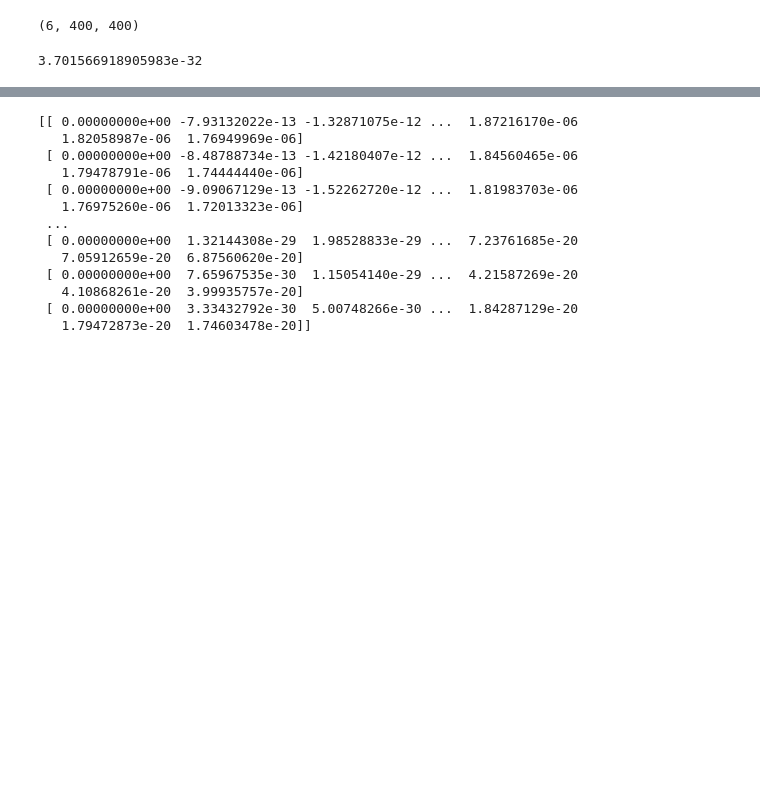
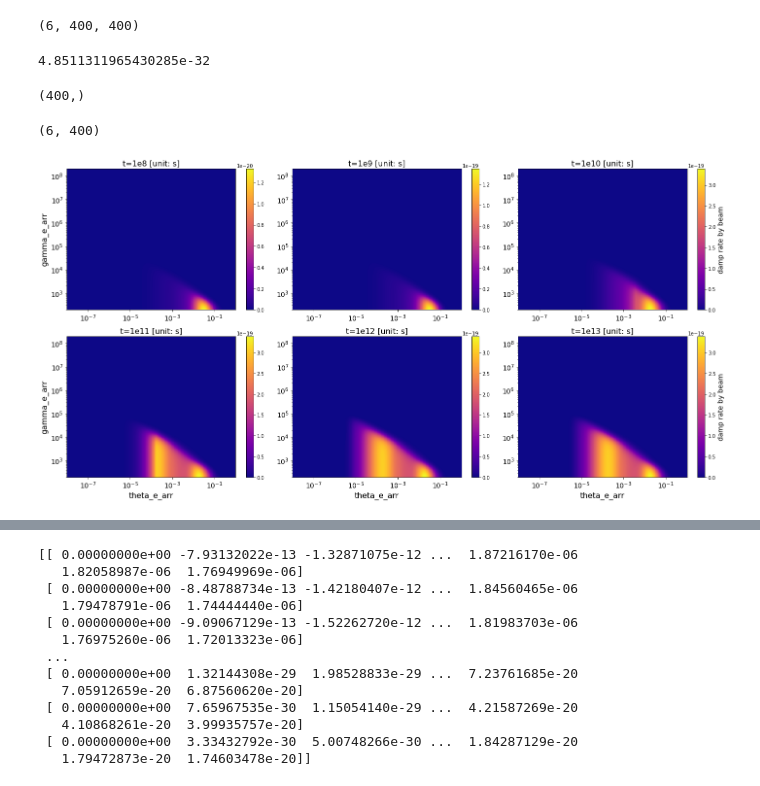
Before and after one commit to hirata10/IGMCRProject, a Jupyter notebook: Eq56_draft.ipynb, the cells around one changed output, grey strips where cells are left out. Cells and saved outputs as stored; diff of their text form; code cells hidden in the pictures; blank space fills up the shorter version.

```diff
--- a/Eq56_draft.ipynb
+++ b/Eq56_draft.ipynb
@@ -42,8 +43,9 @@ gamma_e_arr = np.logspace(8, 14, 400) * eV_to_erg / m_e / c**2 # lab-frame Loren
 theta_e_arr = np.logspace(-8,0, 400)
 # %%
 t_arr = [1e8, 1e9, 1e10, 1e11, 1e12, 1e13]
+t_num = len(t_arr)
 
-with fits.open('nij.fits') as hdul:
+with fits.open('nij_new.fits') as hdul:
     nij = hdul[0].data # shape (t_num, theta, gamma), came from distribution_diff
 
 print(nij.shape)
@@ -52,4 +54,41 @@ print(nij.shape)
 # %%
 print(nij[0][0][0])
 # %% [output]
-3.701566918905983e-32
+4.8511311965430285e-32
+# %%
+d_gamma_e = np.array([gamma_e_arr[i] - gamma_e_arr[i-1] for i in range(1, 400)])
+d_gamma_e = np.insert(d_gamma_e, 0, 0)
+print(d_gamma_e.shape)
+# %% [output]
+(400,)
+# %%
+n_wt = np.zeros((nij.shape[0], nij.shape[1])) # n_wt(theta) [cm^-3 sr^-1 gamma_e^-1]
+
+for i in range(nij.shape[0]):
+    for j in range(nij.shape[1]):
+        n_wt[i][j] = np.sum(d_gamma_e / gamma_e_arr * nij[i][j])
+
+print(n_wt.shape)
+# %% [output]
+(6, 400)
+# %%
+fig, axes = plt.subplots(nrows=2, ncols=3, figsize=(20, 10))
+
+for i, ax in enumerate(axes.flat):
+    im = ax.pcolormesh(theta_e_arr, gamma_e_arr, nij[i], cmap='plasma', shading='auto')
+    ax.set_title(f't=1e{i+8} [unit: s]', fontsize=16)
+    ax.set_yscale('log')
+    ax.set_xscale('log')
+    if i == 3 or i == 4 or i == 5:
+        ax.set_xlabel('theta_e_arr', fontsize=16)
+    if i == 0 or i == 3:
+        ax.set_ylabel('gamma_e_arr', fontsize=16)
+    ax.tick_params(axis='both', which='major', labelsize=14)
+    cbar = plt.colorbar(im, ax=ax)
+    if i == 2 or i == 5:
+        cbar.set_label('damp rate by beam', fontsize=14)
+
+plt.tight_layout()
+plt.show()
+# %% [output]
+[figure, added]
```
Also changed, not shown: parts of 12 cells of this notebook.
